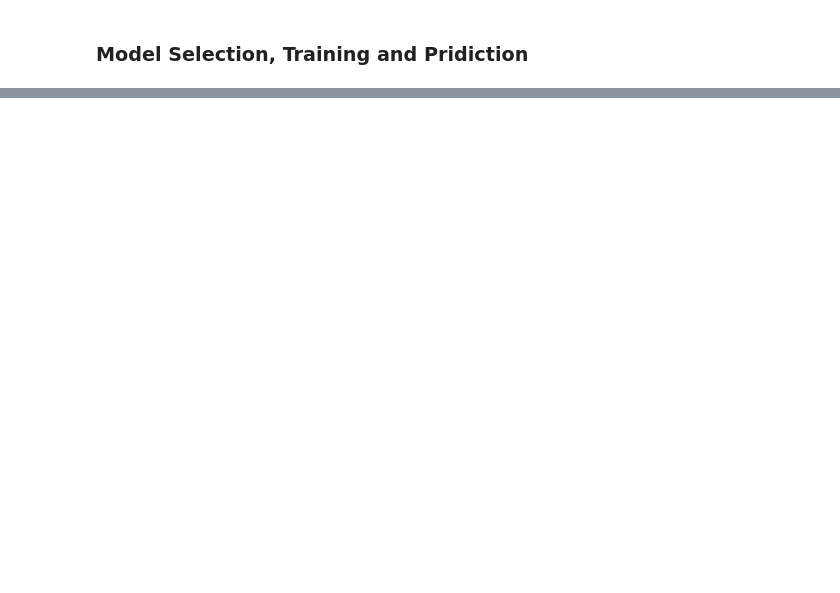
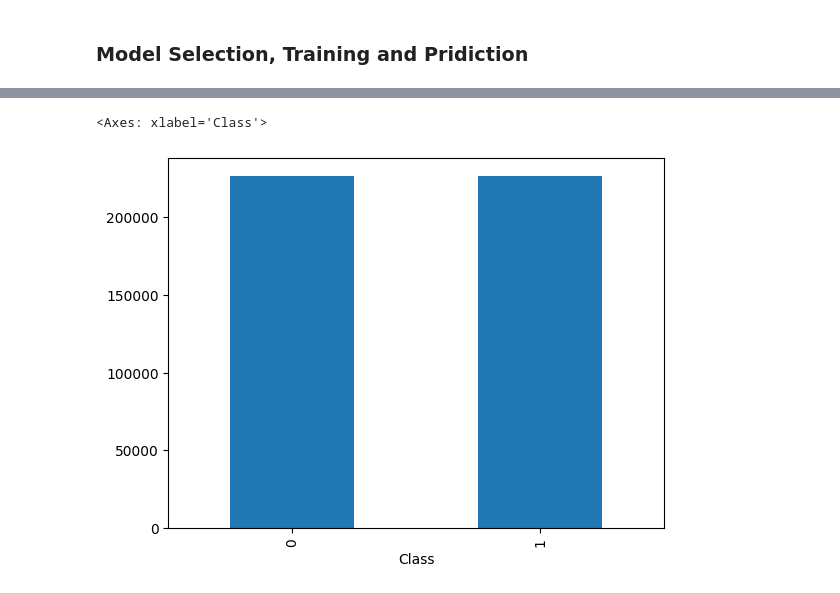
Before and after one commit to abrehamashebir/GO2COD_DS_02, a Jupyter notebook: notebook/credit_card_fraud_detection.ipynb, the cells around one changed output, grey strips where cells are left out. Cells and saved outputs as stored; diff of their text form; code cells hidden in the pictures; blank space fills up the shorter version.

```diff
--- a/notebook/credit_card_fraud_detection.ipynb
+++ b/notebook/credit_card_fraud_detection.ipynb
@@ -205,6 +153,11 @@ x_train, x_test, y_train, y_test = train_test_split(card_scaled, y , test_size=0
 # Handle Class Inbalance
 smote = SMOTE(random_state=42)
 x_train_trans, y_train_trans =smote.fit_resample(x_train, y_train)
+# %%
+y_train_trans.value_counts().plot(kind='bar')
+# %% [output]
+<Axes: xlabel='Class'>
+[figure, added]
 # %%
 # Using LLogistic Regression
 
```
Also changed, not shown: parts of 20 cells of this notebook.
